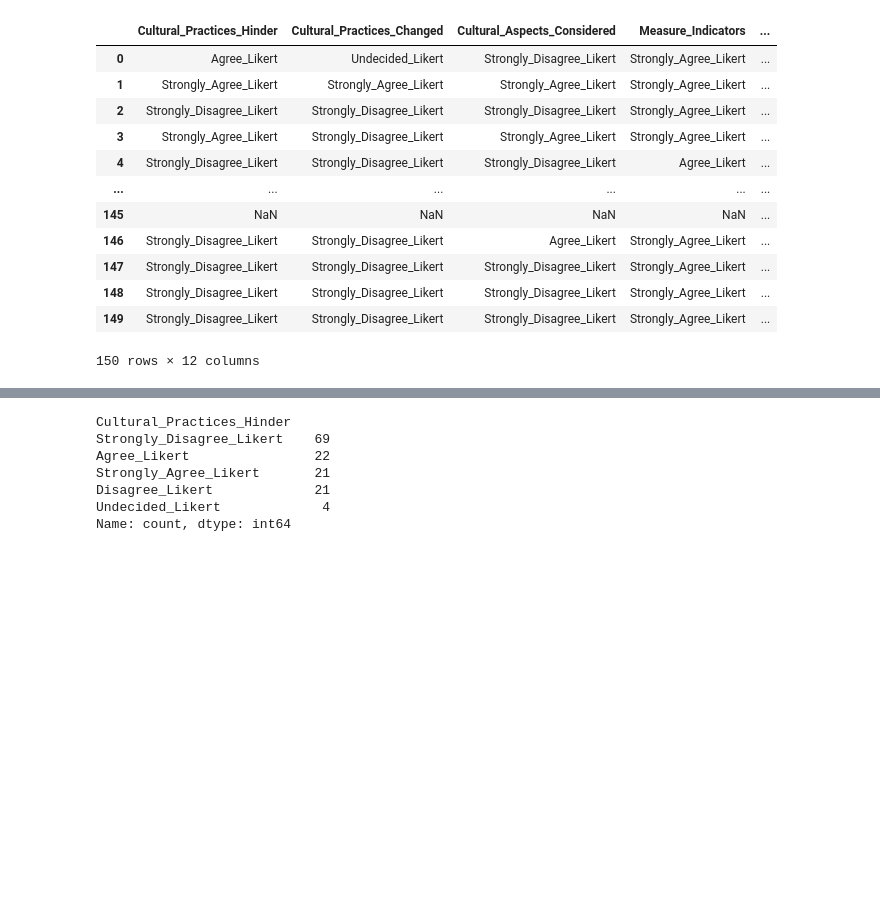
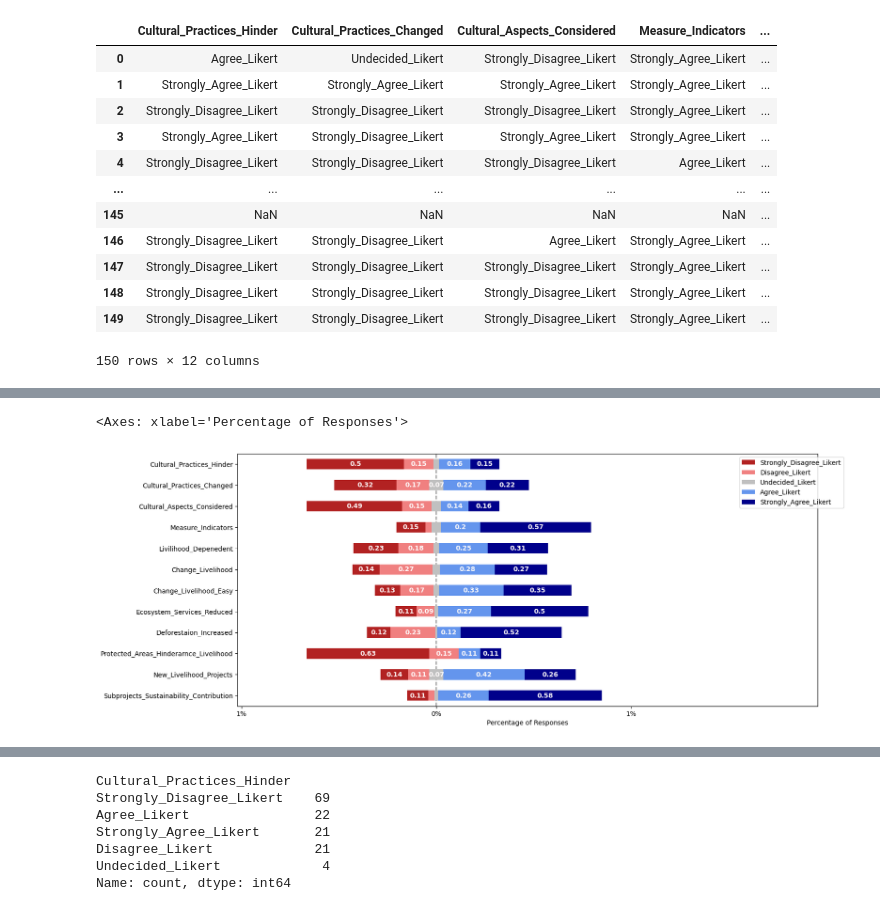
Before and after one commit to NathanNamamata/DataAnalysis, a Jupyter notebook: Data_Analysis.ipynb, the cells around one changed output, grey strips where cells are left out. Drawn from its saved outputs; the diff is of its cells as text; code cells hidden in the pictures; blank space fills up the shorter version.

```diff
--- a/Data_Analysis.ipynb
+++ b/Data_Analysis.ipynb
@@ -445,0 +465,2 @@ plot_likert.plot_counts(all_counts1, plot_likert.scales.agree);
+# %%
+all_counts3 = df3.apply(lambda col: col.value_counts(normalize=True).round(2))
@@ -445,0 +476,2 @@ plot_likert.plot_counts(all_counts1, plot_likert.scales.agree);
+# %%
+all_counts4 = all_counts3.head().T
@@ -445,0 +510,2 @@ plot_likert.plot_counts(all_counts1, plot_likert.scales.agree);
+# %%
+all_counts5 = all_counts4.iloc[:, [3, 1, 4, 0, 2]]
@@ -445,0 +528,5 @@ plot_likert.plot_counts(all_counts1, plot_likert.scales.agree);
+# %%
+plot_likert.plot_counts(all_counts5, plot_likert.scales.agree,  plot_percentage=True, figsize=(16, 7), bar_labels=True, bar_labels_color="snow", colors=plot_likert.colors.default_with_darker_neutral)
+# %% [output]
+<Axes: xlabel='Percentage of Responses'>
+[figure, added]
```
Also changed, not shown: parts of 9 cells of this notebook.
